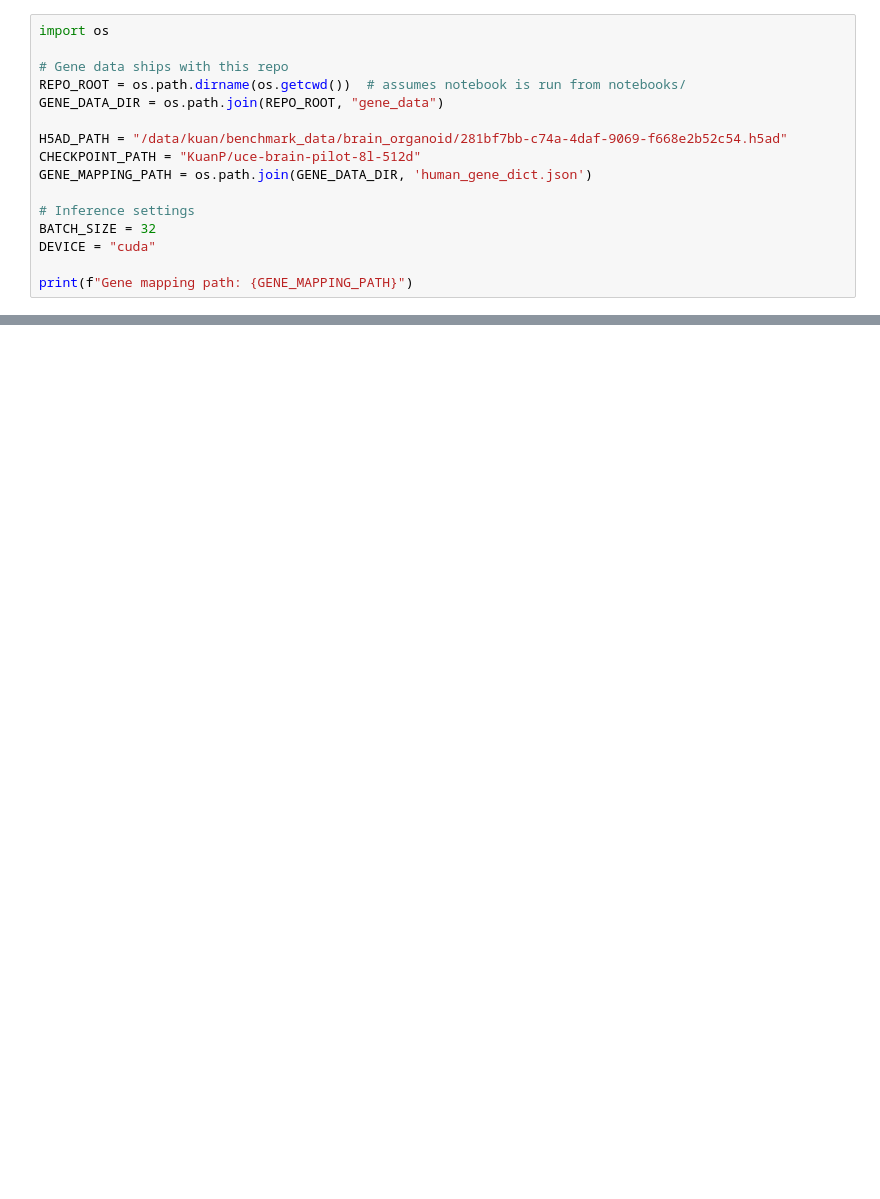
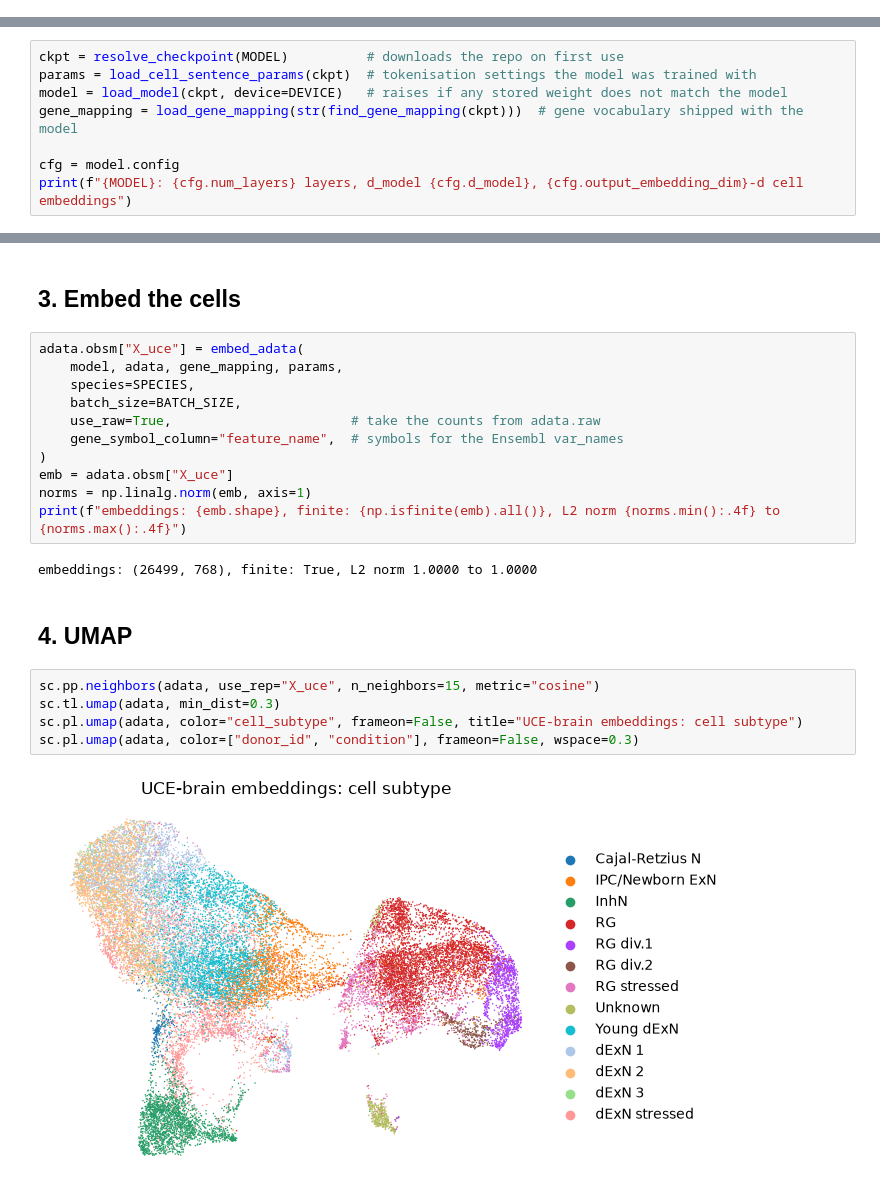
Before and after one commit to snap-stanford/UCE-brain, a Jupyter notebook: notebooks/visualize_embeddings_brain.ipynb, the cells around one changed output, grey strips where cells are left out. Cells and saved outputs as stored; diff of their text form; blank space fills up the shorter version.

Commit message:
Update README.md and notebooks for BICAN anneal model

```diff
--- a/notebooks/visualize_embeddings_brain.ipynb
+++ b/notebooks/visualize_embeddings_brain.ipynb
@@ -21,16 +37,0 @@ from uce_brain.data import UCEDataCollator, H5ADDataset
-# %%
-import os
-
-# Gene data ships with this repo
-REPO_ROOT = os.path.dirname(os.getcwd())  # assumes notebook is run from notebooks/
-GENE_DATA_DIR = os.path.join(REPO_ROOT, "gene_data")
-
-H5AD_PATH = "/data/kuan/benchmark_data/brain_organoid/281bf7bb-c74a-4daf-9069-f668e2b52c54.h5ad"
-CHECKPOINT_PATH = "KuanP/uce-brain-pilot-8l-512d"
-GENE_MAPPING_PATH = os.path.join(GENE_DATA_DIR, 'human_gene_dict.json')
-
-# Inference settings
-BATCH_SIZE = 32
-DEVICE = "cuda"
-
-print(f"Gene mapping path: {GENE_MAPPING_PATH}")
@@ -211,0 +38,8 @@ sc.pl.umap(adata, color='donor_id', title='UMAP of UCE Embeddings', show=True)
+# %%
+ckpt = resolve_checkpoint(MODEL)          # downloads the repo on first use
+params = load_cell_sentence_params(ckpt)  # tokenisation settings the model was trained with
+model = load_model(ckpt, device=DEVICE)   # raises if any stored weight does not match the model
+gene_mapping = load_gene_mapping(str(find_gene_mapping(ckpt)))  # gene vocabulary shipped with the model
+
+cfg = model.config
+print(f"{MODEL}: {cfg.num_layers} layers, d_model {cfg.d_model}, {cfg.output_embedding_dim}-d cell embeddings")
@@ -211,0 +64,24 @@ sc.pl.umap(adata, color='donor_id', title='UMAP of UCE Embeddings', show=True)
+# %% [markdown]
+## 3. Embed the cells
+# %%
+adata.obsm["X_uce"] = embed_adata(
+    model, adata, gene_mapping, params,
+    species=SPECIES,
+    batch_size=BATCH_SIZE,
+    use_raw=True,                       # take the counts from adata.raw
+    gene_symbol_column="feature_name",  # symbols for the Ensembl var_names
+)
+emb = adata.obsm["X_uce"]
+norms = np.linalg.norm(emb, axis=1)
+print(f"embeddings: {emb.shape}, finite: {np.isfinite(emb).all()}, L2 norm {norms.min():.4f} to {norms.max():.4f}")
+# %% [output]
+embeddings: (26499, 768), finite: True, L2 norm 1.0000 to 1.0000
+# %% [markdown]
+## 4. UMAP
+# %%
+sc.pp.neighbors(adata, use_rep="X_uce", n_neighbors=15, metric="cosine")
+sc.tl.umap(adata, min_dist=0.3)
+sc.pl.umap(adata, color="cell_subtype", frameon=False, title="UCE-brain embeddings: cell subtype")
+sc.pl.umap(adata, color=["donor_id", "condition"], frameon=False, wspace=0.3)
+# %% [output]
+[figure, added]
```
Also changed, not shown: parts of 29 cells of this notebook, 2 other files.
